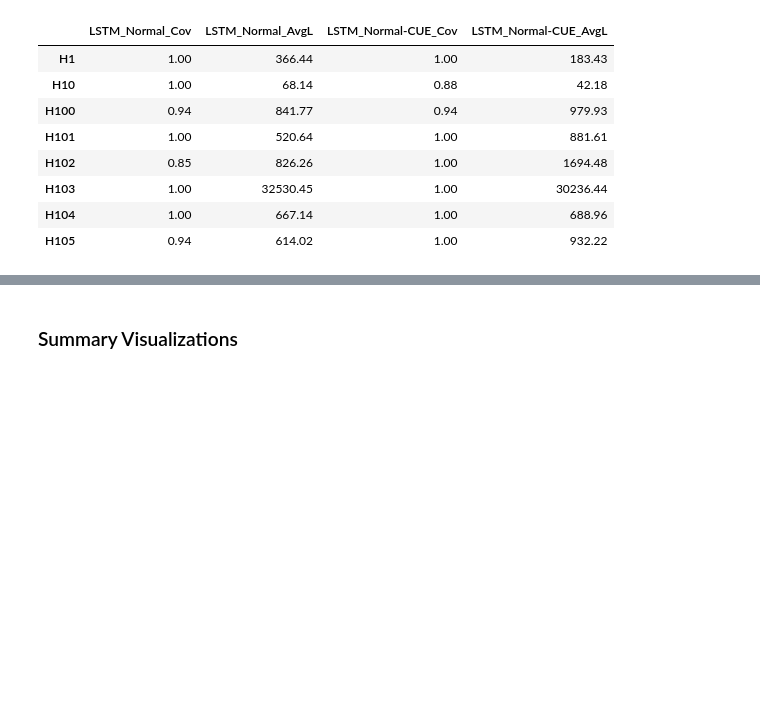
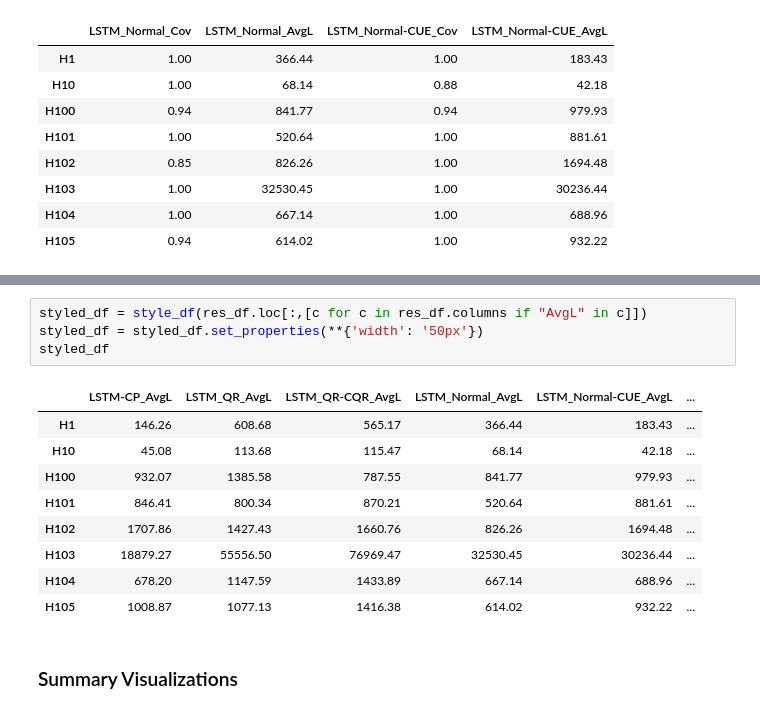
Before and after one commit to PacktPublishing/Modern-Time-Series-Forecasting-with-Python-2E, a Jupyter notebook: notebooks/Chapter17/09-Conformal_Techniques.ipynb, the cells around one changed output, grey strips where cells are left out. Drawn from its saved outputs; the diff is of its cells as text; blank space fills up the shorter version.

```diff
--- a/notebooks/Chapter17/09-Conformal_Techniques.ipynb
+++ b/notebooks/Chapter17/09-Conformal_Techniques.ipynb
@@ -737,3 +765,17 @@ style_df(res_df[['LSTM-CP_Cov', 'LSTM-CP_AvgL', 'LSTM-CP_Wtd_Cov', 'LSTM-CP_Wtd_
+# %%
+styled_df = style_df(res_df.loc[:,[c for c in res_df.columns if "AvgL" in c]])
+styled_df = styled_df.set_properties(**{'width': '50px'})
+styled_df
+# %% [output]
+|  | LSTM-CP_AvgL | LSTM_QR_AvgL | LSTM_QR-CQR_AvgL | LSTM_Normal_AvgL | LSTM_Normal-CUE_AvgL | ... |
+| H1 | 146.26 | 608.68 | 565.17 | 366.44 | 183.43 | ... |
+| H10 | 45.08 | 113.68 | 115.47 | 68.14 | 42.18 | ... |
+| H100 | 932.07 | 1385.58 | 787.55 | 841.77 | 979.93 | ... |
+| H101 | 846.41 | 800.34 | 870.21 | 520.64 | 881.61 | ... |
+| H102 | 1707.86 | 1427.43 | 1660.76 | 826.26 | 1694.48 | ... |
+| H103 | 18879.27 | 55556.50 | 76969.47 | 32530.45 | 30236.44 | ... |
+| H104 | 678.20 | 1147.59 | 1433.89 | 667.14 | 688.96 | ... |
+| H105 | 1008.87 | 1077.13 | 1416.38 | 614.02 | 932.22 | ... |
 # %% [markdown]
 ### Summary Visualizations
 # %% [markdown]
```
Also changed, not shown: parts of 2 cells of this notebook, 6 other files.
